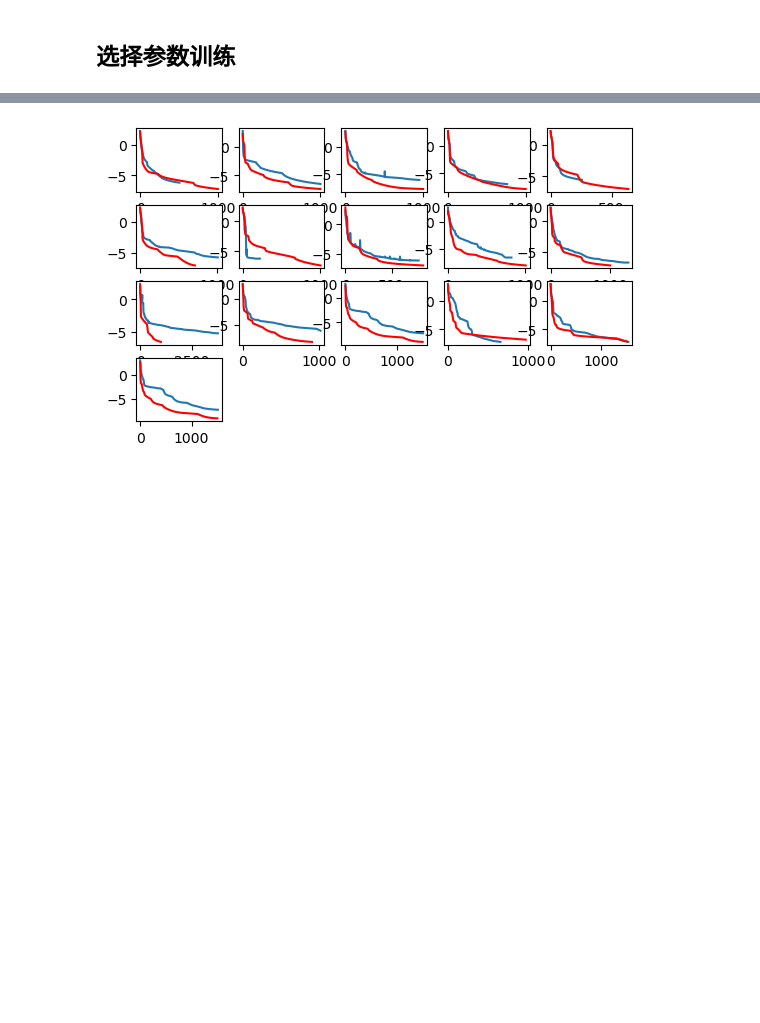
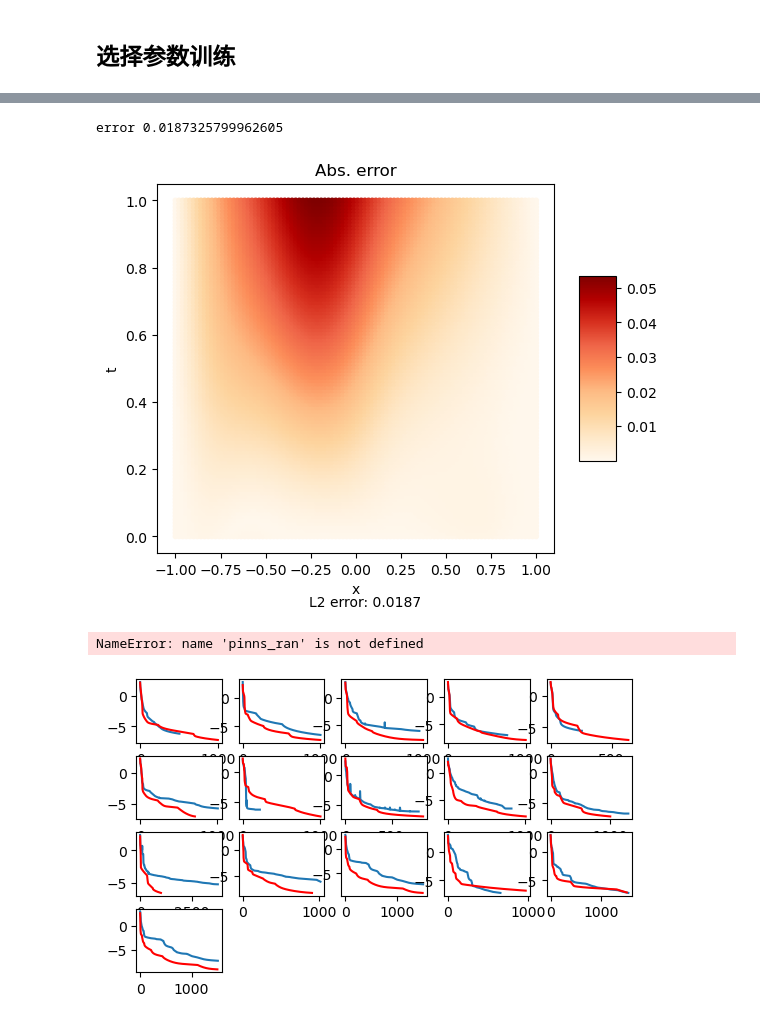
Before and after one commit to klaezhou/pde-lm, a Jupyter notebook: diffusion/Diffusion.ipynb, the cells around one changed output, grey strips where cells are left out. Cells and saved outputs as stored; diff of their text form; code cells hidden in the pictures; blank space fills up the shorter version.

```diff
--- a/diffusion/Diffusion.ipynb
+++ b/diffusion/Diffusion.ipynb
@@ -546,3 +627,11 @@ error 0.1165536084216351
+# %%
+import plot_l2error
+plot_l2error.plot_model_error(pinns_all.model, (-1, 1), (0, 1), device='cuda')
+plot_l2error.plot_model_error(pinns_ran.model, (-1, 1), (0, 1), device='cuda')
+# %% [output]
+error 0.0187325799962605
+[figure, added]
+NameError: name 'pinns_ran' is not defined
 # %%
 import numpy as np
 import matplotlib.pyplot as plt
```
Also changed, not shown: parts of 9 cells of this notebook, 2 other files.
